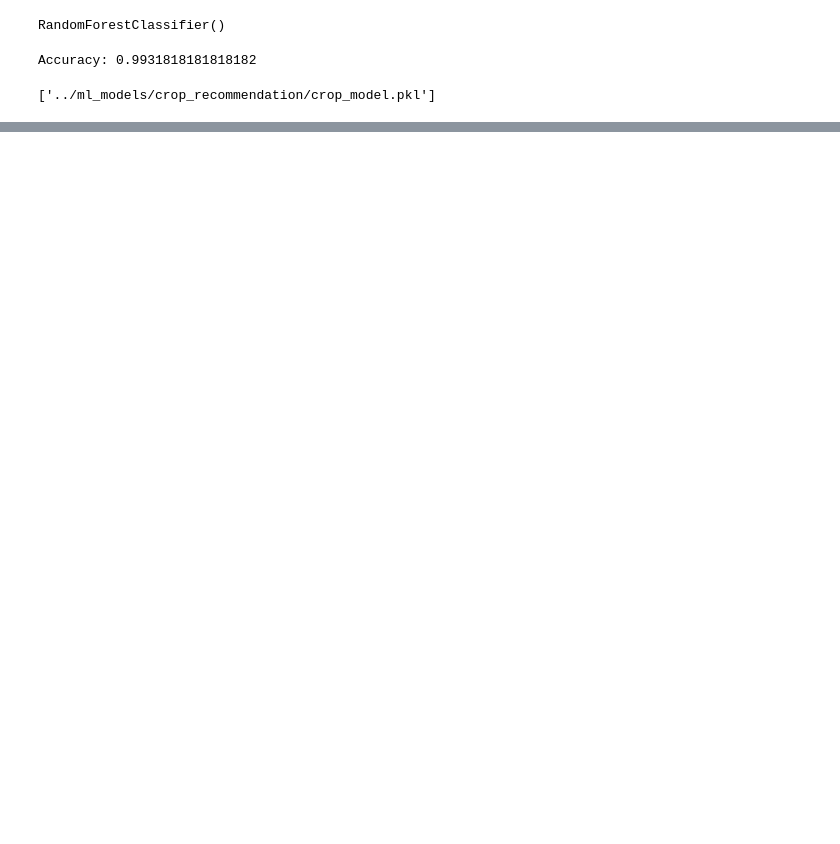
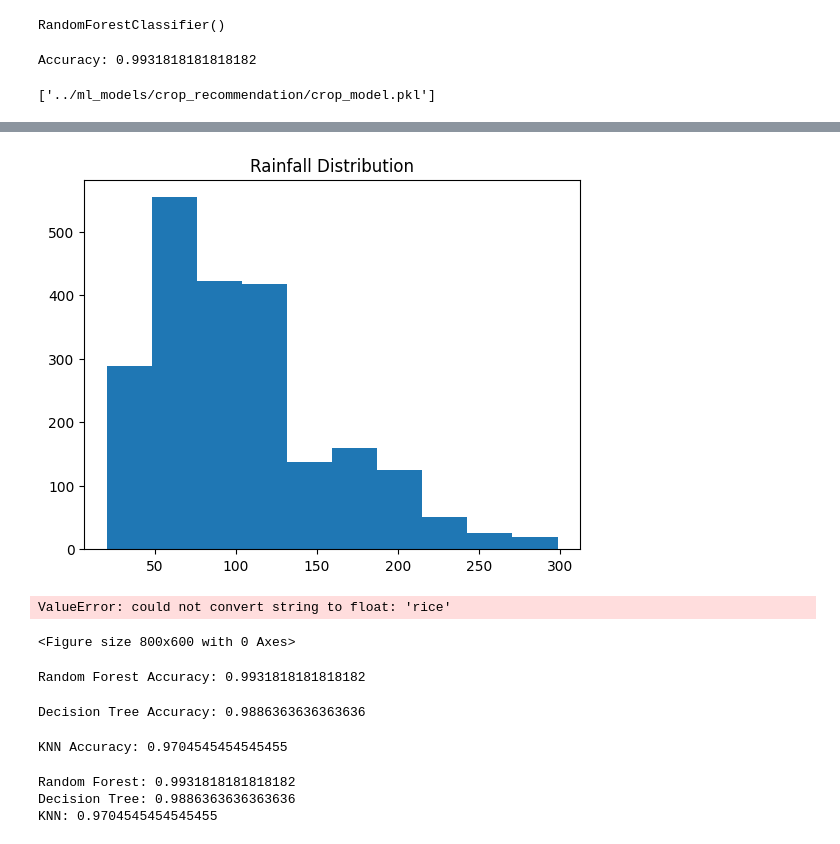
Before and after one commit to mdmohid/Smart_Agri_System, a Jupyter notebook: notebooks/crop_recommendation_experiment.ipynb, the cells around one changed output, grey strips where cells are left out. Cells and saved outputs as stored; diff of their text form; code cells hidden in the pictures; blank space fills up the shorter version.

```diff
--- a/notebooks/crop_recommendation_experiment.ipynb
+++ b/notebooks/crop_recommendation_experiment.ipynb
@@ -96,0 +203,63 @@ Recommended Crop: ['coffee']
+# %%
+#plot rainfall distribution
+plt.hist(data['rainfall'])
+plt.title("Rainfall Distribution")
+plt.show()
+# %% [output]
+[figure, added]
+# %%
+#correlation analysis
+plt.figure(figsize=(8,6))
+sns.heatmap(data.corr(), annot=True)
+plt.show()
+# %% [output]
+ValueError: could not convert string to float: 'rice'
+<Figure size 800x600 with 0 Axes>
+# %%
+rf = RandomForestClassifier()
+
+rf.fit(X_train, y_train)
+
+rf_pred = rf.predict(X_test)
+
+rf_acc = accuracy_score(y_test, rf_pred)
+
+print("Random Forest Accuracy:", rf_acc)
+# %% [output]
+Random Forest Accuracy: 0.9931818181818182
+# %%
+from sklearn.tree import DecisionTreeClassifier
+
+dt = DecisionTreeClassifier()
+
+dt.fit(X_train, y_train)
+
+dt_pred = dt.predict(X_test)
+
+dt_acc = accuracy_score(y_test, dt_pred)
+
+print("Decision Tree Accuracy:", dt_acc)
+# %% [output]
+Decision Tree Accuracy: 0.9886363636363636
+# %%
+from sklearn.neighbors import KNeighborsClassifier
+
+knn = KNeighborsClassifier()
+
+knn.fit(X_train, y_train)
+
+knn_pred = knn.predict(X_test)
+
+knn_acc = accuracy_score(y_test, knn_pred)
+
+print("KNN Accuracy:", knn_acc)
+# %% [output]
+KNN Accuracy: 0.9704545454545455
+# %%
+print("Random Forest:", rf_acc)
+print("Decision Tree:", dt_acc)
+print("KNN:", knn_acc)
+# %% [output]
+Random Forest: 0.9931818181818182
+Decision Tree: 0.9886363636363636
+KNN: 0.9704545454545455
```
Also changed, not shown: parts of 9 cells of this notebook.
